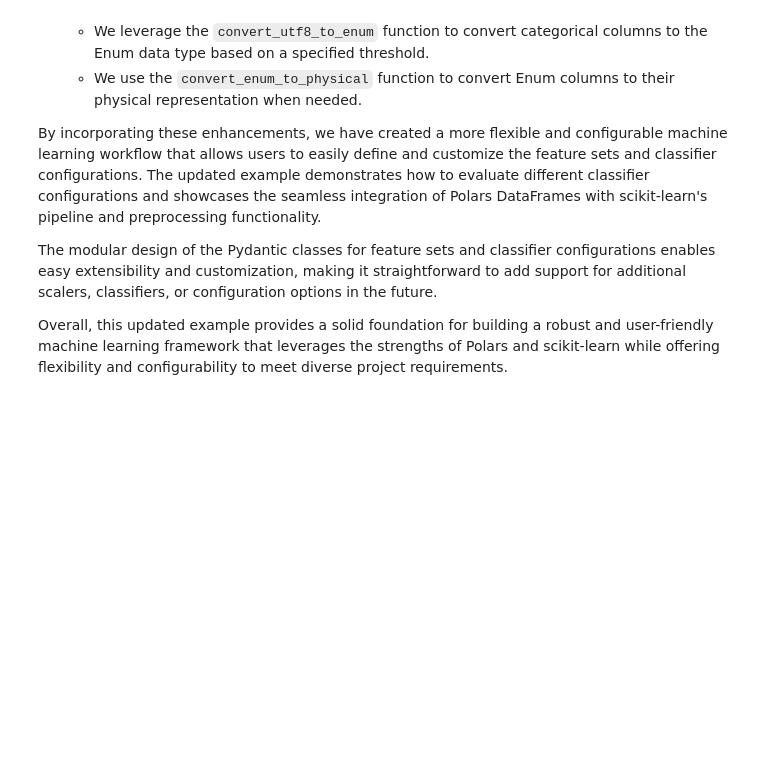
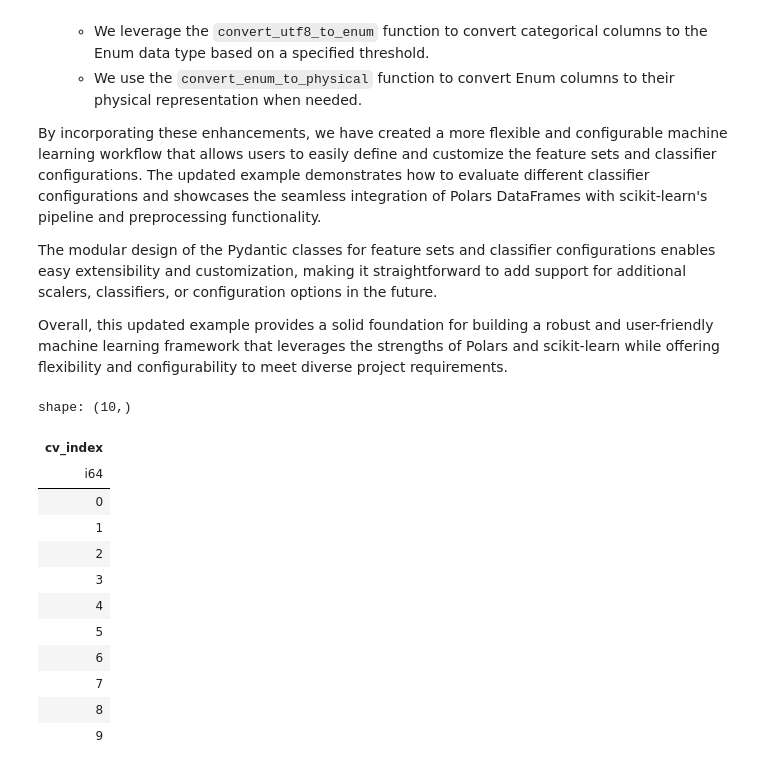
Before and after one commit to Neural-Dragon-AI/Cynde, a Jupyter notebook: examples/typed_cynde.ipynb, the cells around one changed output. Cells and saved outputs as stored; diff of their text form; code cells hidden in the pictures; blank space fills up the shorter version.

```diff
--- a/examples/typed_cynde.ipynb
+++ b/examples/typed_cynde.ipynb
@@ -262,0 +330,17 @@ class ClassifierConfig(BaseModel):
+# %%
+df= pl.DataFrame({"cv_index":pl.Series([0,1,2,3,4,5,6,7,8,9])})
+df["cv_index"]
+# %% [output]
+shape: (10,)
+| cv_index |
+| i64 |
+| 0 |
+| 1 |
+| 2 |
+| 3 |
+| 4 |
+| 5 |
+| 6 |
+| 7 |
+| 8 |
+| 9 |
```
Also changed, not shown: parts of 8 cells of this notebook.
